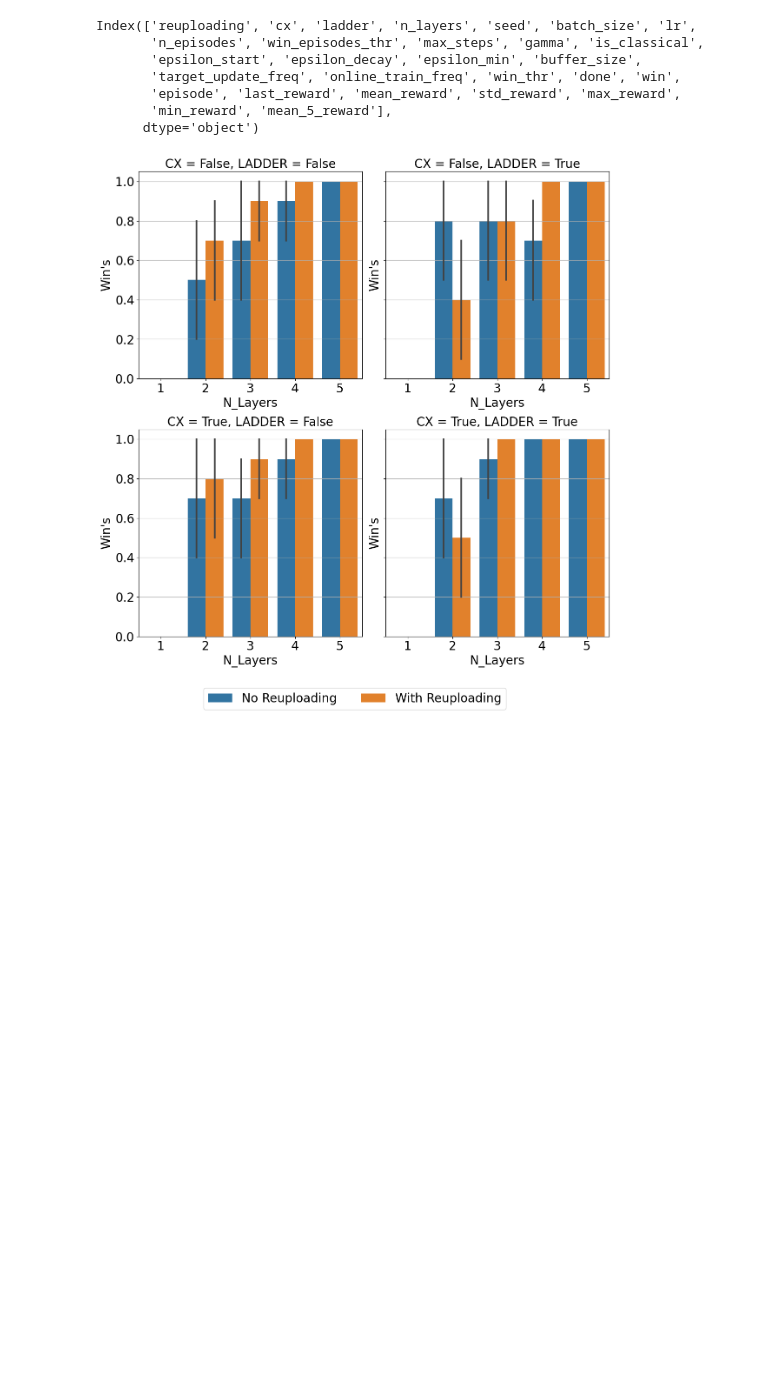
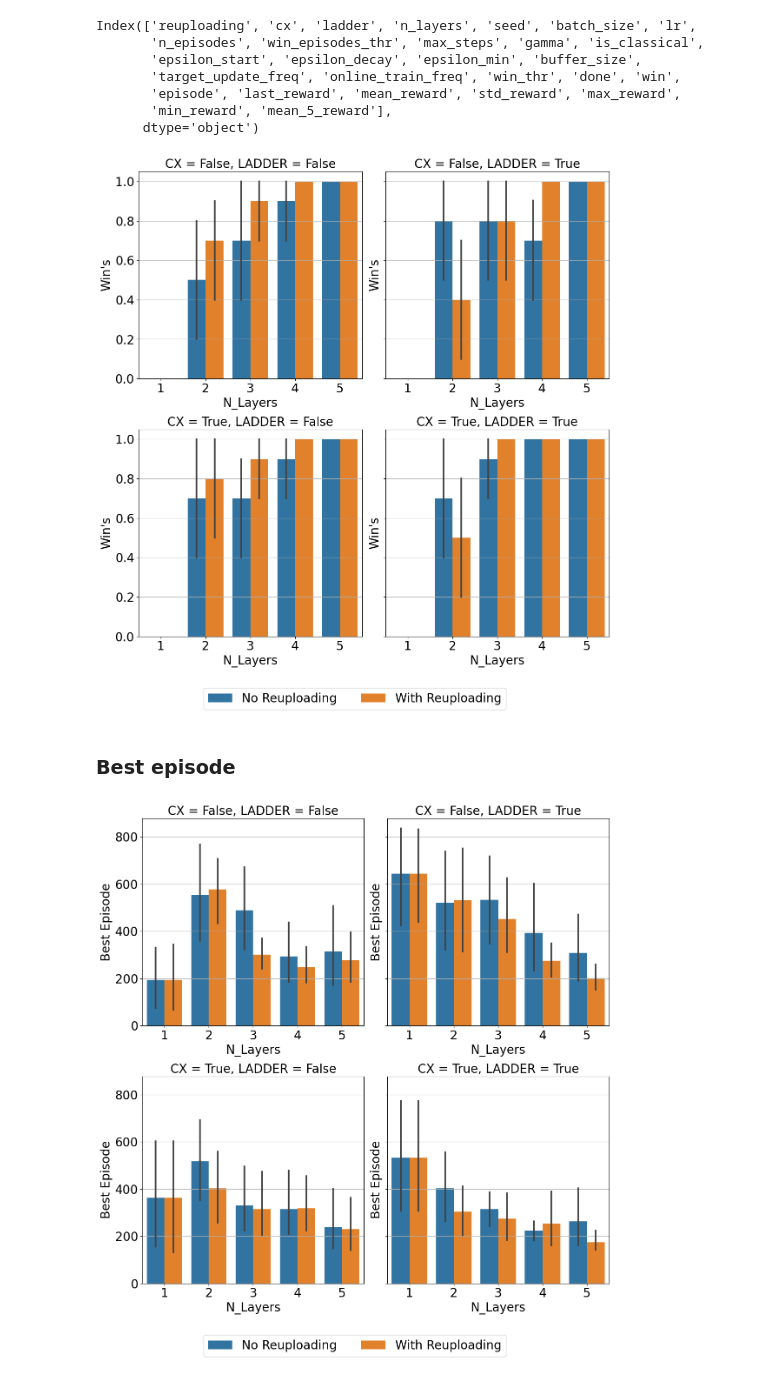
Before and after one commit to mcpeixoto/ReinforcementQML, a Jupyter notebook: plotting.ipynb, the cells around one changed output. Saved outputs shown, nothing was run; the diff lists cells and outputs as text; code cells hidden in the pictures; blank space fills up the shorter version.

Commit message:
add bat plot best episode

```diff
--- a/plotting.ipynb
+++ b/plotting.ipynb
@@ -263,3 +263,53 @@ for ax in fig.axes:
 fig.tight_layout()
 # %% [output]
 [figure]
+# %% [markdown]
+### Best episode
+# %%
+fig, ax = plt.subplots(2, 2, figsize=(12, 12), sharey=True)
+
+palette = {0: "C0", 1: "C1"}
+
+LEGEND_SIZE = 20
+MEDIUM_SIZE = 20
+BIGGER_SIZE = 20
+TICK_SIZE = 20
+
+for cx in range(2):
+    for ladder in range(2):
+        ax_ = ax[cx, ladder]
+
+        ax_.grid()
+
+        # Plot barchart of done vs not done
+        sns.barplot(
+            x="n_layers",
+            y="episode",
+            hue="reuploading",
+            data=df[df["cx"] == cx][df["ladder"] == ladder],
+            ax=ax_,
+            palette=palette,
+            #legend=True,
+        )
+
+        ax_.set_title(f"CX = {bool(cx)}, LADDER = {bool(ladder)}", fontsize=BIGGER_SIZE)
+        ax_.set_xlabel("N_Layers", fontsize=MEDIUM_SIZE)
+        ax_.set_ylabel("Best Episode", fontsize=MEDIUM_SIZE)
+        ax_.legend(fontsize=LEGEND_SIZE)
+        ax_.tick_params(axis="both", which="major", labelsize=TICK_SIZE)
+
+lines_labels = [ax.get_legend_handles_labels() for ax in fig.axes[:1]]
+lines, labels = [sum(lol, []) for lol in zip(*lines_labels)]
+
+
+labels = ["No Reuploading", "With Reuploading"]
+fig.legend(lines, labels, loc="lower center", ncol=2, fontsize=LEGEND_SIZE, bbox_to_anchor=(0.5, -0.08))
+
+# Remove all legends
+for ax in fig.axes:
+    if ax.get_legend() is not None:
+        ax.get_legend().remove()
+
+fig.tight_layout()
+# %% [output]
+[figure, added]
```
